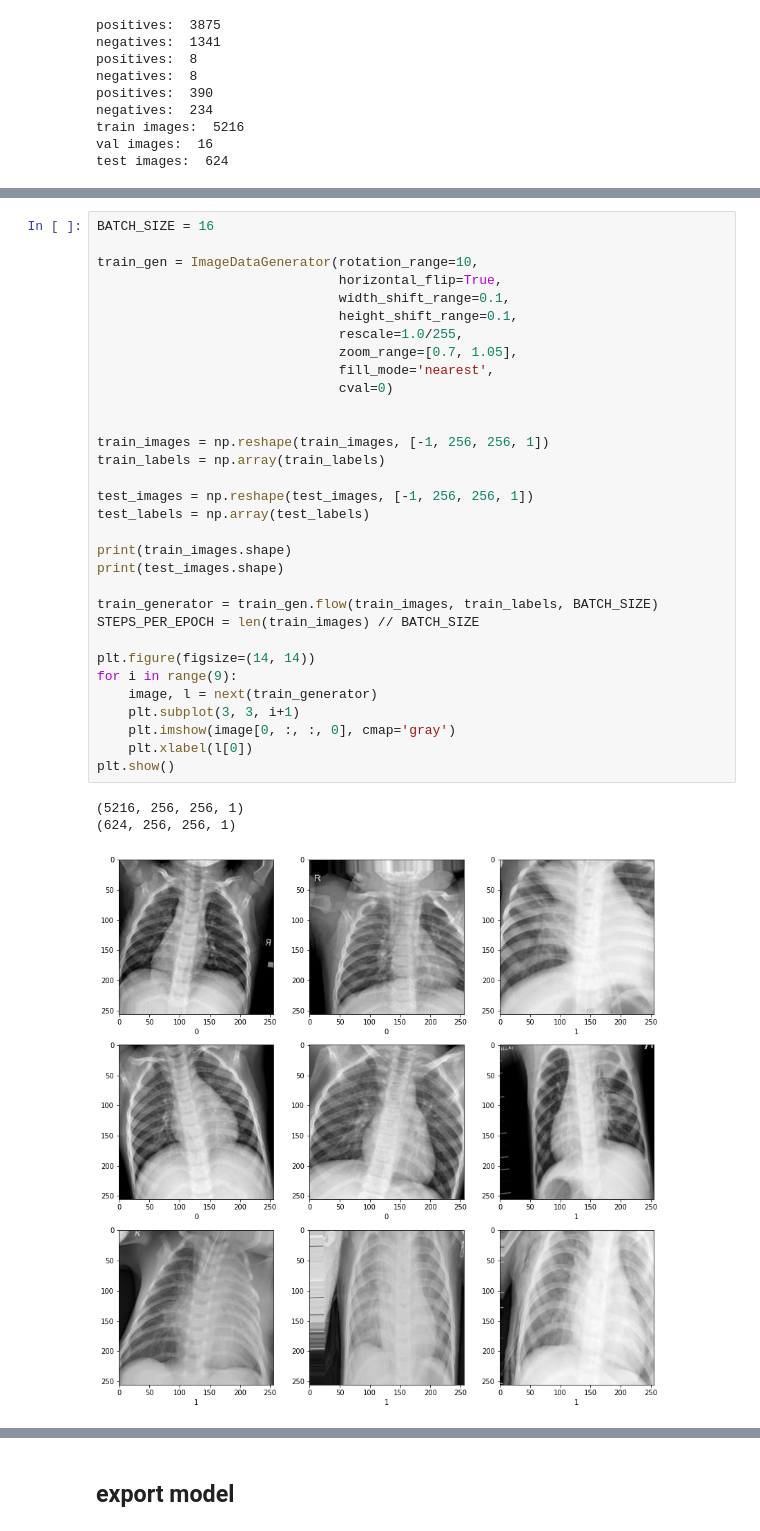
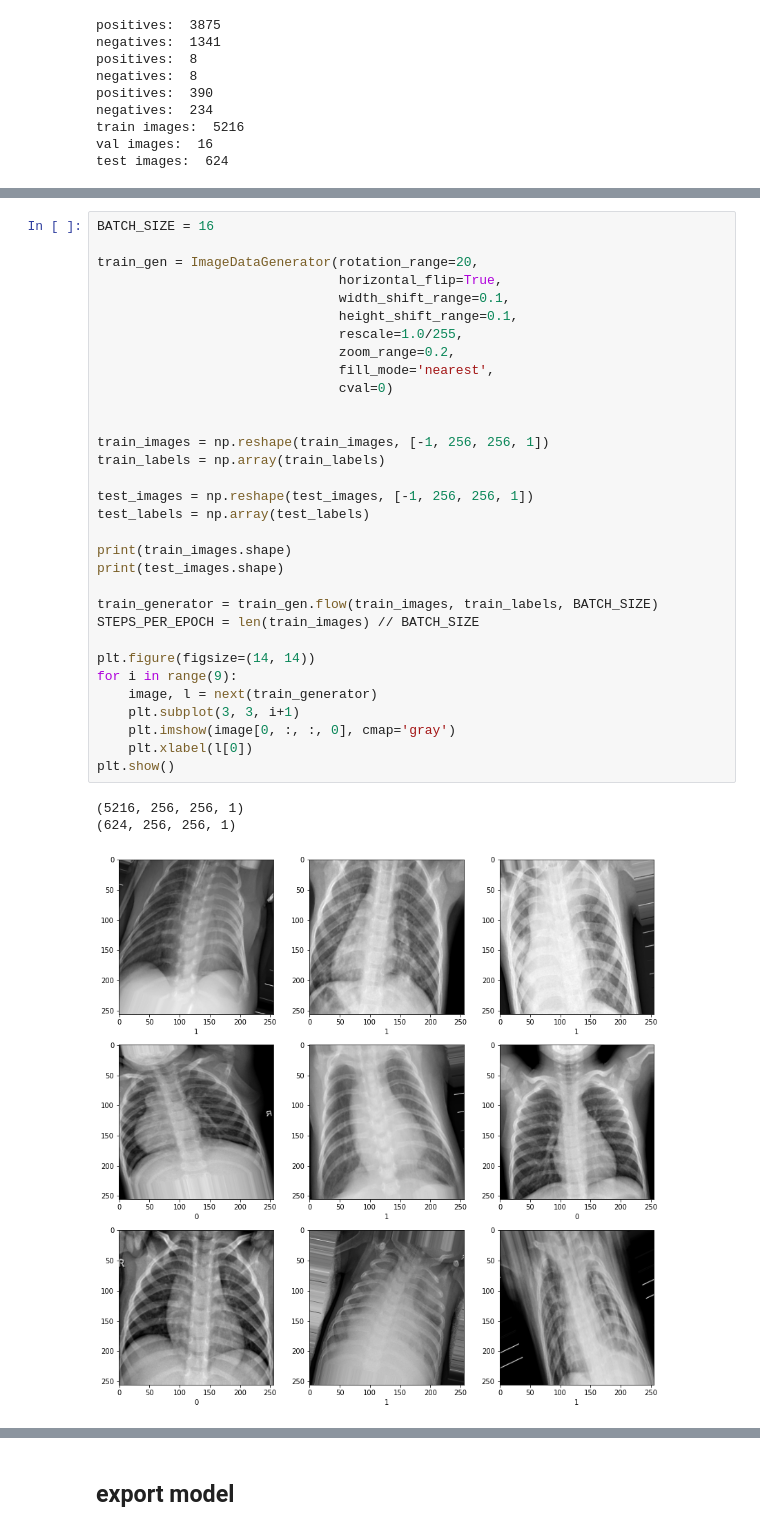
Before and after one commit to kiddos/model-zoo, a Jupyter notebook: pneumonia/baseline.ipynb, the cells around one changed output, grey strips where cells are left out. Cells and saved outputs as stored; diff of their text form.

```diff
--- a/pneumonia/baseline.ipynb
+++ b/pneumonia/baseline.ipynb
@@ -176,36 +176,36 @@ plt.show()
 # %%
 BATCH_SIZE = 16
 
-train_gen = ImageDataGenerator(rotation_range=10,
+train_gen = ImageDataGenerator(rotation_range=20,
                                horizontal_flip=True,
                                width_shift_range=0.1,
                                height_shift_range=0.1,
                                rescale=1.0/255,
-                               zoom_range=[0.7, 1.05],
+                               zoom_range=0.2,
                                fill_mode='nearest',
                                cval=0)
 
 
 train_images = np.reshape(train_images, [-1, 256, 256, 1])
 train_labels = np.array(train_labels)
 
 test_images = np.reshape(test_images, [-1, 256, 256, 1])
 test_labels = np.array(test_labels)
 
 print(train_images.shape)
 print(test_images.shape)
 
 train_generator = train_gen.flow(train_images, train_labels, BATCH_SIZE)
 STEPS_PER_EPOCH = len(train_images) // BATCH_SIZE
 
 plt.figure(figsize=(14, 14))
 for i in range(9):
     image, l = next(train_generator)
     plt.subplot(3, 3, i+1)
     plt.imshow(image[0, :, :, 0], cmap='gray')
     plt.xlabel(l[0])
 plt.show()
 # %% [output]
 (5216, 256, 256, 1)
 (624, 256, 256, 1)
-[figure, old version]
+[figure, new version]
```
Also changed, not shown: parts of 9 cells of this notebook.
